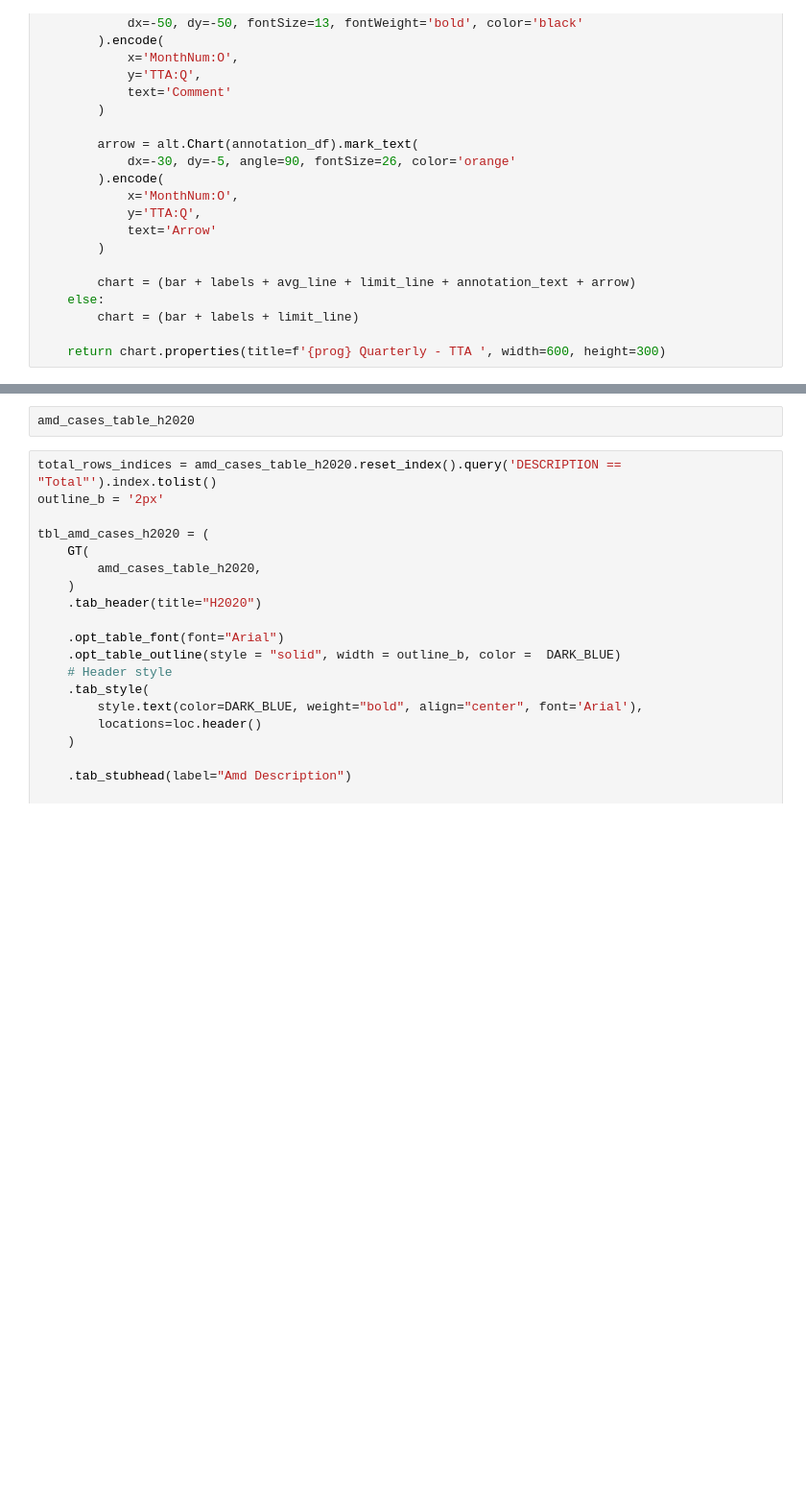
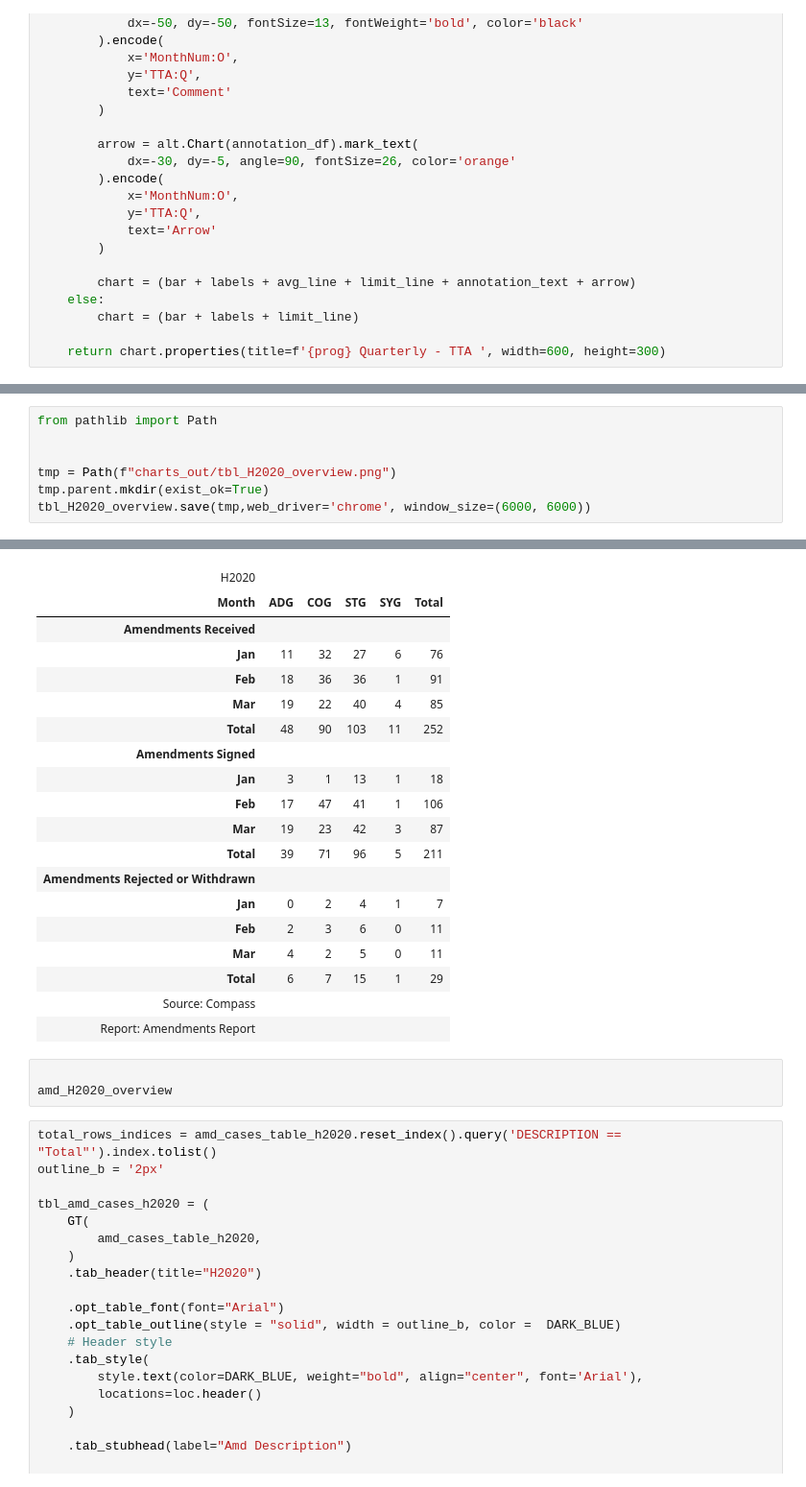
Before and after one commit to vinciliba/QuarterlyReport, a Jupyter notebook: amendments.ipynb, the cells around one changed output, grey strips where cells are left out. Shown at 96% size. Saved outputs shown, nothing was run; the diff lists cells and outputs as text; blank space fills up the shorter version.

```diff
--- a/amendments.ipynb
+++ b/amendments.ipynb
@@ -900,0 +897,8 @@ tbl_H2020_overview
+# %%
+from pathlib import Path
+
+
+tmp = Path(f"charts_out/tbl_H2020_overview.png")
+tmp.parent.mkdir(exist_ok=True)
+tbl_H2020_overview.save(tmp,web_driver='chrome', window_size=(6000, 6000))
+# %% [output]
@@ -901,5 +922,25 @@ tbl_H2020_overview
+| H2020 |  |  |  |  |  |
+| Month | ADG | COG | STG | SYG | Total |
+| Amendments Received |  |  |  |  |  |
+| Jan | 11 | 32 | 27 | 6 | 76 |
+| Feb | 18 | 36 | 36 | 1 | 91 |
+| Mar | 19 | 22 | 40 | 4 | 85 |
+| Total | 48 | 90 | 103 | 11 | 252 |
+| Amendments Signed |  |  |  |  |  |
+| Jan | 3 | 1 | 13 | 1 | 18 |
+| Feb | 17 | 47 | 41 | 1 | 106 |
+| Mar | 19 | 23 | 42 | 3 | 87 |
+| Total | 39 | 71 | 96 | 5 | 211 |
+| Amendments Rejected or Withdrawn |  |  |  |  |  |
+| Jan | 0 | 2 | 4 | 1 | 7 |
+| Feb | 2 | 3 | 6 | 0 | 11 |
+| Mar | 4 | 2 | 5 | 0 | 11 |
+| Total | 6 | 7 | 15 | 1 | 29 |
+| Source: Compass |  |  |  |  |  |
+| Report: Amendments Report |  |  |  |  |  |
 # %%
-amd_cases_table_h2020
+
+amd_H2020_overview
 # %%
 total_rows_indices = amd_cases_table_h2020.reset_index().query('DESCRIPTION == "Total"').index.tolist()
 outline_b = '2px'
```
Also changed, not shown: parts of 15 cells of this notebook, 4 other files.
